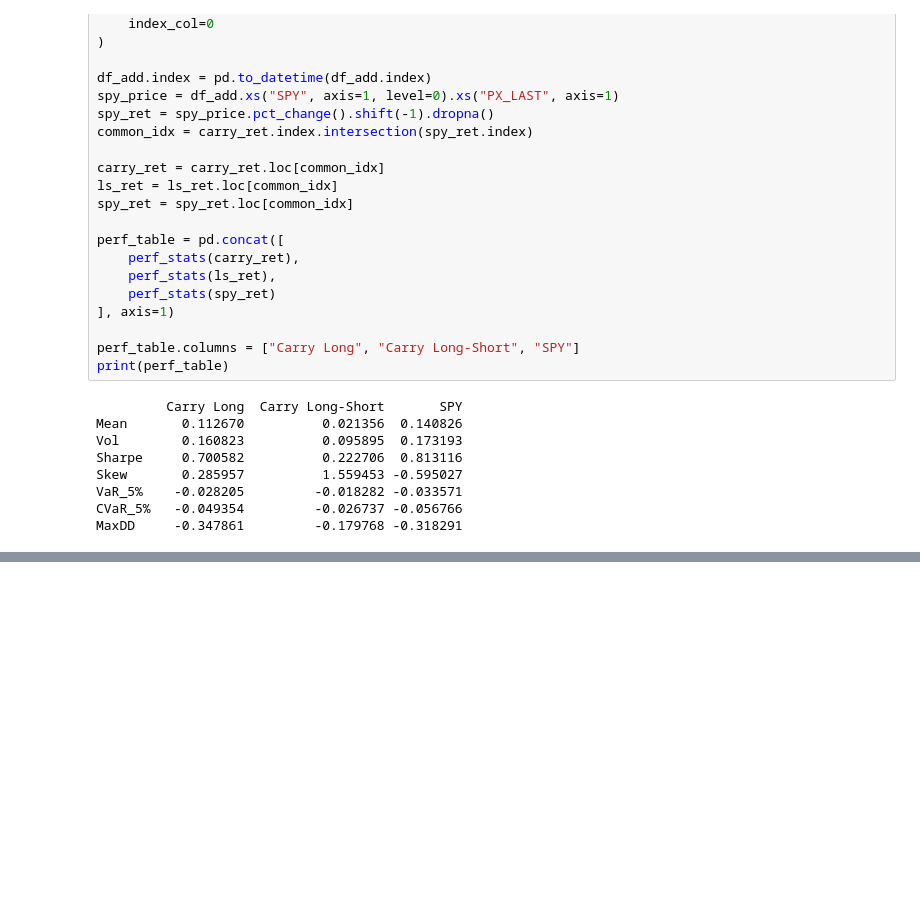
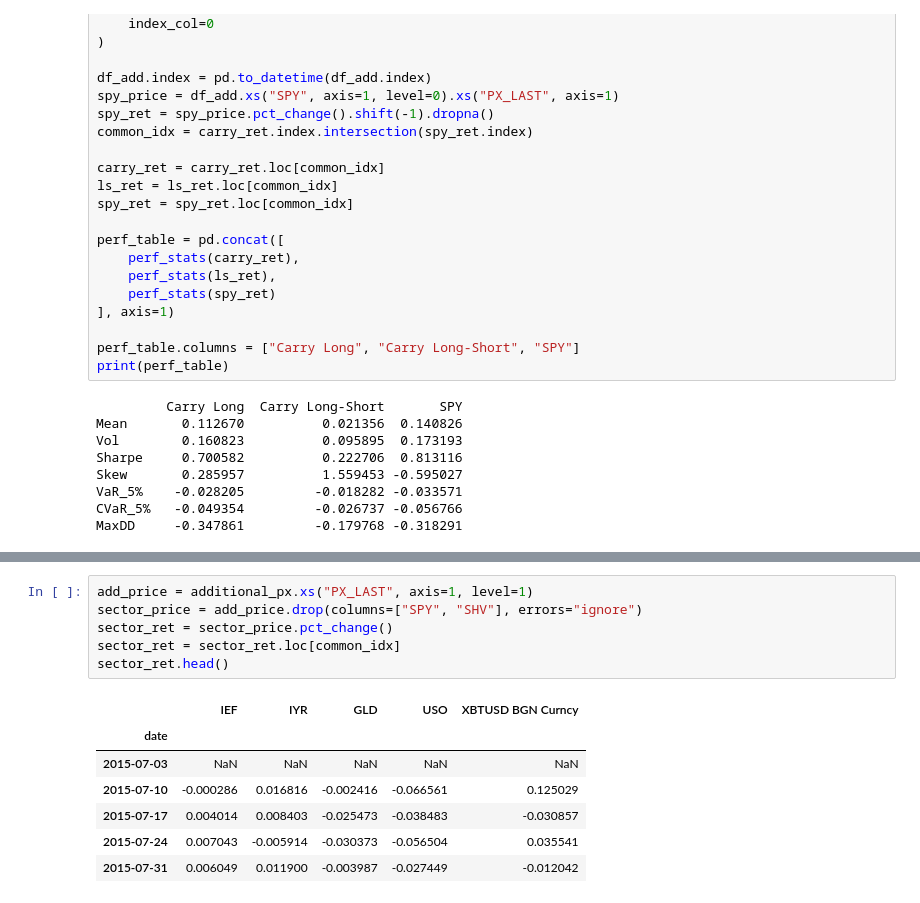
Before and after one commit to c33git/FINM36700-Group-C-18, a Jupyter notebook: Homework 8/Hsiao-Chi.ipynb, the cells around one changed output, grey strips where cells are left out. Saved outputs shown, nothing was run; the diff lists cells and outputs as text; blank space fills up the shorter version.

```diff
--- a/Homework 8/Hsiao-Chi.ipynb
+++ b/Homework 8/Hsiao-Chi.ipynb
@@ -231,0 +339,14 @@ MaxDD     -0.347861         -0.179768 -0.318291
+# %%
+add_price = additional_px.xs("PX_LAST", axis=1, level=1)
+sector_price = add_price.drop(columns=["SPY", "SHV"], errors="ignore")
+sector_ret = sector_price.pct_change()
+sector_ret = sector_ret.loc[common_idx]
+sector_ret.head()
+# %% [output]
+|  | IEF | IYR | GLD | USO | XBTUSD BGN Curncy |
+| date |  |  |  |  |  |
+| 2015-07-03 | NaN | NaN | NaN | NaN | NaN |
+| 2015-07-10 | -0.000286 | 0.016816 | -0.002416 | -0.066561 | 0.125029 |
+| 2015-07-17 | 0.004014 | 0.008403 | -0.025473 | -0.038483 | -0.030857 |
+| 2015-07-24 | 0.007043 | -0.005914 | -0.030373 | -0.056504 | 0.035541 |
+| 2015-07-31 | 0.006049 | 0.011900 | -0.003987 | -0.027449 | -0.012042 |
```
Also changed, not shown: parts of 15 cells of this notebook.
